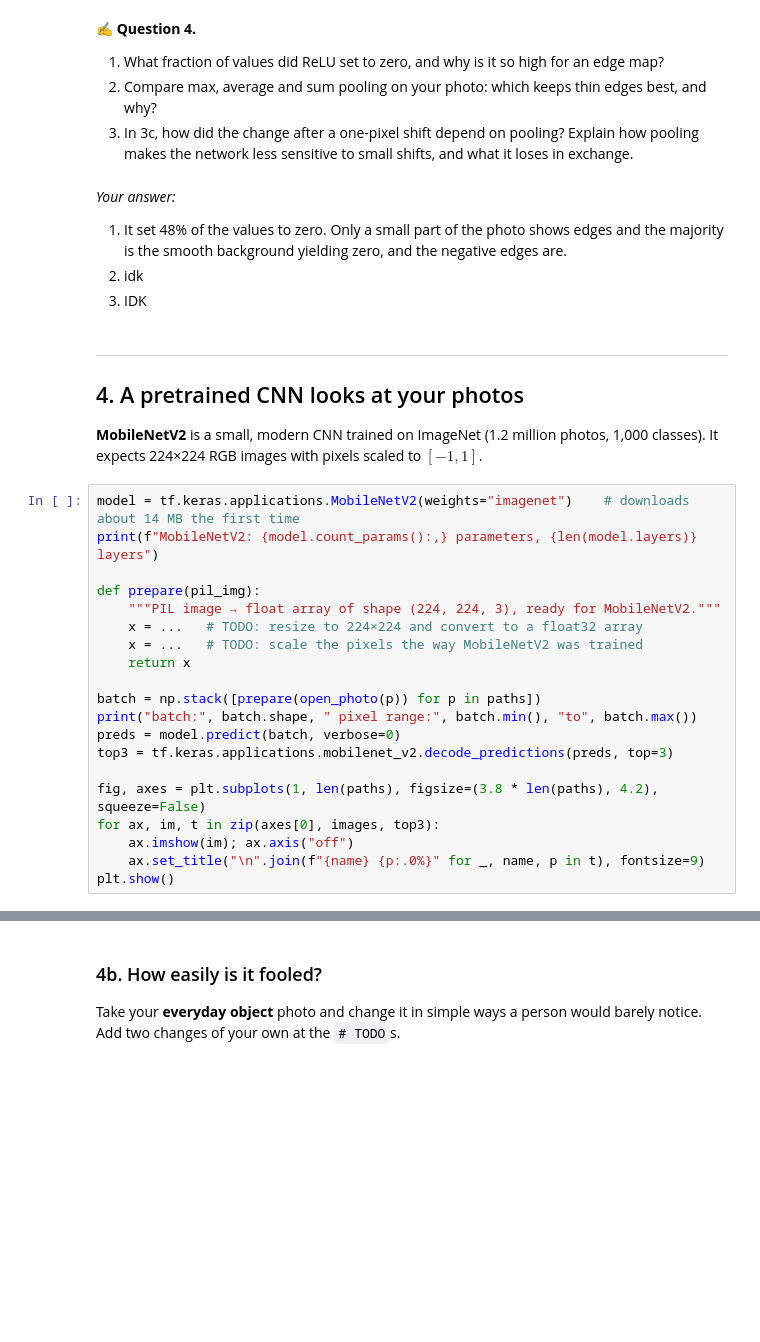
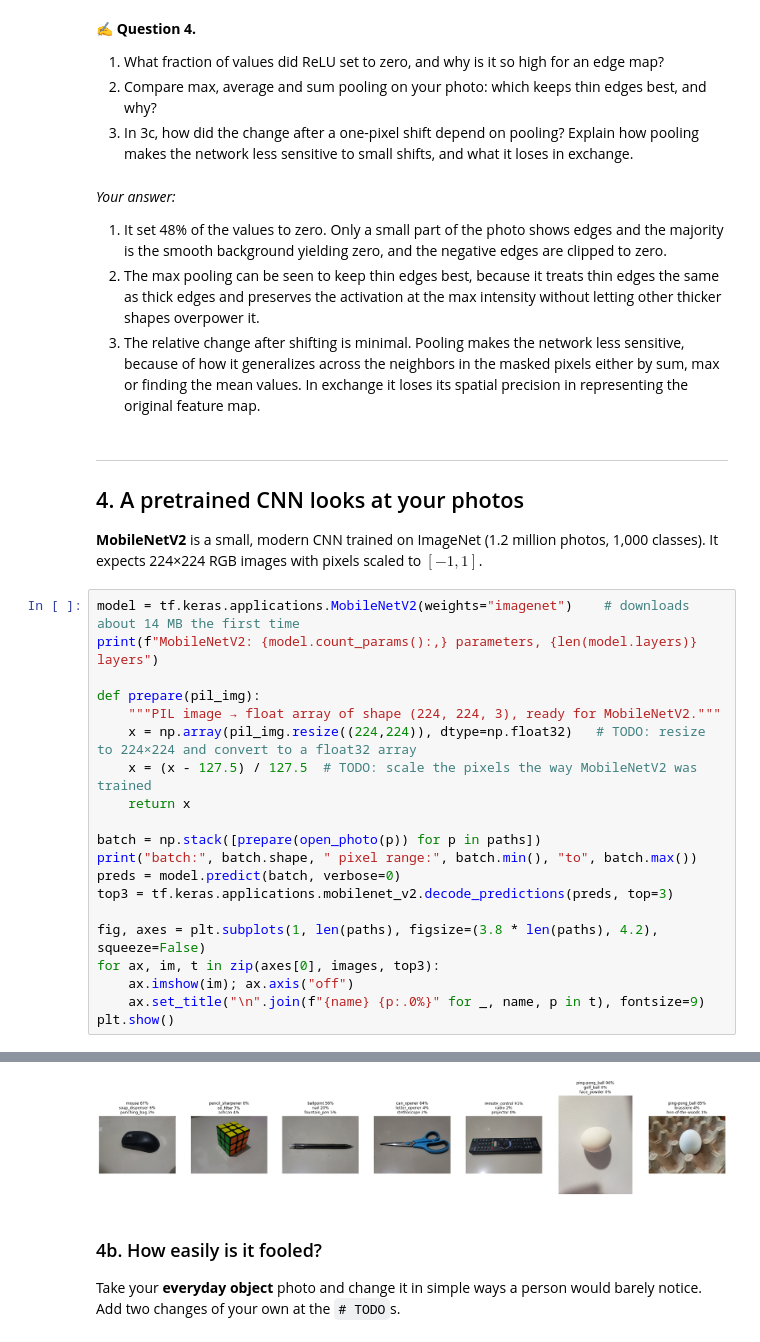
Before and after one commit to Rcjot/csc173, a Jupyter notebook: CSC173_Lecture03_Deep_Computer_Vision_Demo.ipynb, the cells around one changed output, grey strips where cells are left out. Saved outputs shown, nothing was run; the diff lists cells and outputs as text; blank space fills up the shorter version.

```diff
--- a/CSC173_Lecture03_Deep_Computer_Vision_Demo.ipynb
+++ b/CSC173_Lecture03_Deep_Computer_Vision_Demo.ipynb
@@ -435,9 +435,9 @@ max pool 4×4  : relative change after a 1-pixel shift = 0.137
 # %% [markdown]
 *Your answer:*
 
-1. It set 48% of the values to zero. Only a small part of the photo shows edges and the majority is the smooth background yielding zero, and the negative edges are.
-2. idk
-3. IDK
+1. It set 48% of the values to zero. Only a small part of the photo shows edges and the majority is the smooth background yielding zero, and the negative edges are clipped to zero.
+2. The max pooling can be seen to keep thin edges best, because it treats thin edges the same as thick edges and preserves the activation at the max intensity without letting other thicker shapes overpower it.
+3. The relative change after shifting is minimal. Pooling makes the network less sensitive, because of how it generalizes across the neighbors in the masked pixels either by sum, max or finding the mean values. In exchange it loses its spatial precision in representing the original feature map.
 # %% [markdown]
 ---
 ## 4. A pretrained CNN looks at your photos
@@ -449,8 +449,8 @@ print(f"MobileNetV2: {model.count_params():,} parameters, {len(model.layers)} la
 
 def prepare(pil_img):
     """PIL image → float array of shape (224, 224, 3), ready for MobileNetV2."""
-    x = ...   # TODO: resize to 224×224 and convert to a float32 array
-    x = ...   # TODO: scale the pixels the way MobileNetV2 was trained
+    x = np.array(pil_img.resize((224,224)), dtype=np.float32)   # TODO: resize to 224×224 and convert to a float32 array
+    x = (x - 127.5) / 127.5  # TODO: scale the pixels the way MobileNetV2 was trained
     return x
 
 batch = np.stack([prepare(open_photo(p)) for p in paths])
@@ -463,3 +463,4 @@ for ax, im, t in zip(axes[0], images, top3):
     ax.imshow(im); ax.axis("off")
     ax.set_title("\n".join(f"{name} {p:.0%}" for _, name, p in t), fontsize=9)
 plt.show()
+# %% [output]
@@ -466,3 +472,4 @@ plt.show()
+[figure, added]
 # %% [markdown]
 ### 4b. How easily is it fooled?
 
```
Also changed, not shown: parts of 9 cells of this notebook.
